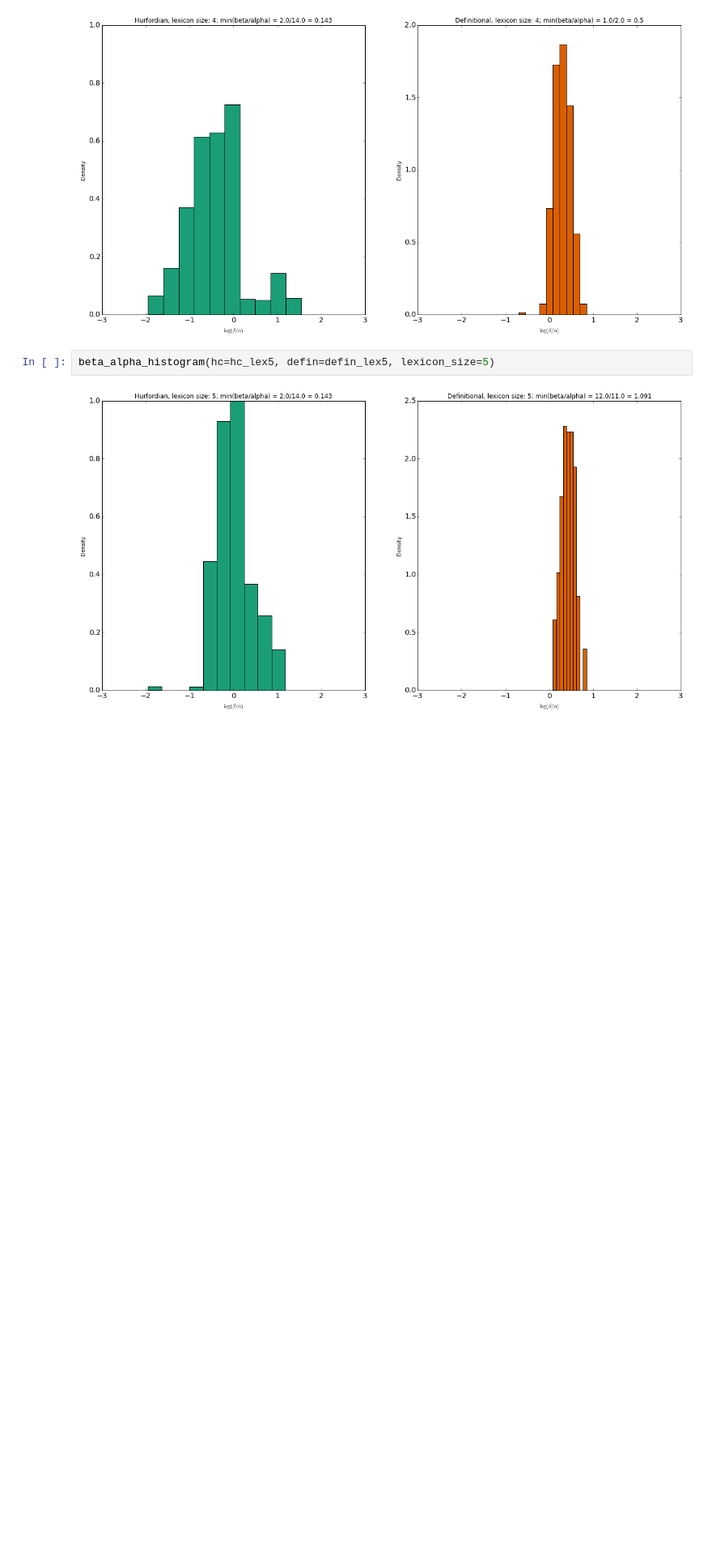
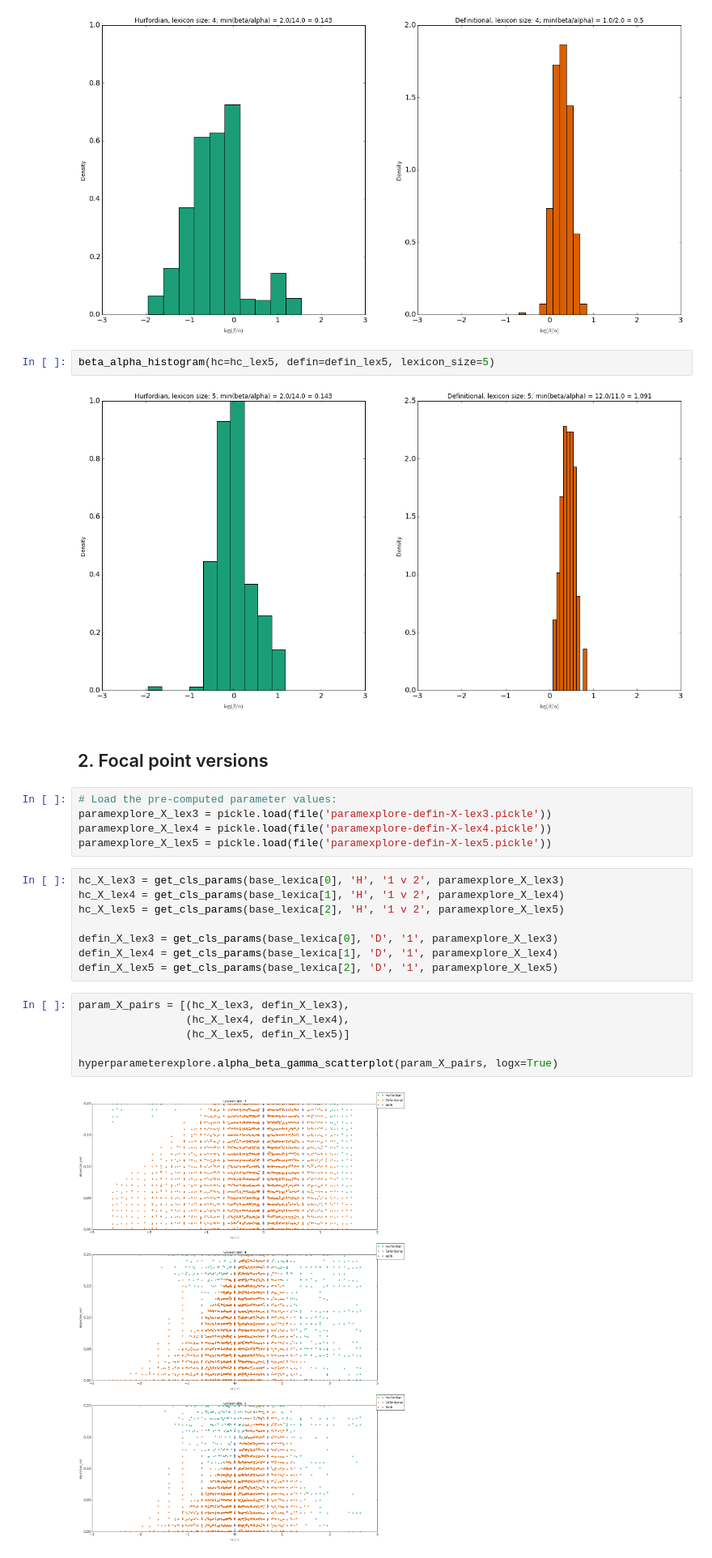
Before and after one commit to rlevy/pragmatic_disjunction, a Jupyter notebook: pypragmods/Relationships.ipynb, the cells around one changed output. Shown at 81% size. Saved outputs shown, nothing was run; the diff lists cells and outputs as text; blank space fills up the shorter version.

Commit message:
Focal point exploration

```diff
--- a/pypragmods/Relationships.ipynb
+++ b/pypragmods/Relationships.ipynb
@@ -137,3 +137,26 @@ beta_alpha_histogram(hc=hc_lex4, defin=defin_lex4, lexicon_size=4)
 beta_alpha_histogram(hc=hc_lex5, defin=defin_lex5, lexicon_size=5)
 # %% [output]
 [figure]
+# %% [markdown]
+## 2. Focal point versions
+# %%
+# Load the pre-computed parameter values:
+paramexplore_X_lex3 = pickle.load(file('paramexplore-defin-X-lex3.pickle'))
+paramexplore_X_lex4 = pickle.load(file('paramexplore-defin-X-lex4.pickle'))
+paramexplore_X_lex5 = pickle.load(file('paramexplore-defin-X-lex5.pickle'))
+# %%
+hc_X_lex3 = get_cls_params(base_lexica[0], 'H', '1 v 2', paramexplore_X_lex3)
+hc_X_lex4 = get_cls_params(base_lexica[1], 'H', '1 v 2', paramexplore_X_lex4)
+hc_X_lex5 = get_cls_params(base_lexica[2], 'H', '1 v 2', paramexplore_X_lex5)
+
+defin_X_lex3 = get_cls_params(base_lexica[0], 'D', '1', paramexplore_X_lex3)
+defin_X_lex4 = get_cls_params(base_lexica[1], 'D', '1', paramexplore_X_lex4)
+defin_X_lex5 = get_cls_params(base_lexica[2], 'D', '1', paramexplore_X_lex5)
+# %%
+param_X_pairs = [(hc_X_lex3, defin_X_lex3),
+                 (hc_X_lex4, defin_X_lex4),
+                 (hc_X_lex5, defin_X_lex5)]
+
+hyperparameterexplore.alpha_beta_gamma_scatterplot(param_X_pairs, logx=True)
+# %% [output]
+[figure, added]
```
Also changed, not shown: parts of 1 cell of this notebook, 4 other files.
